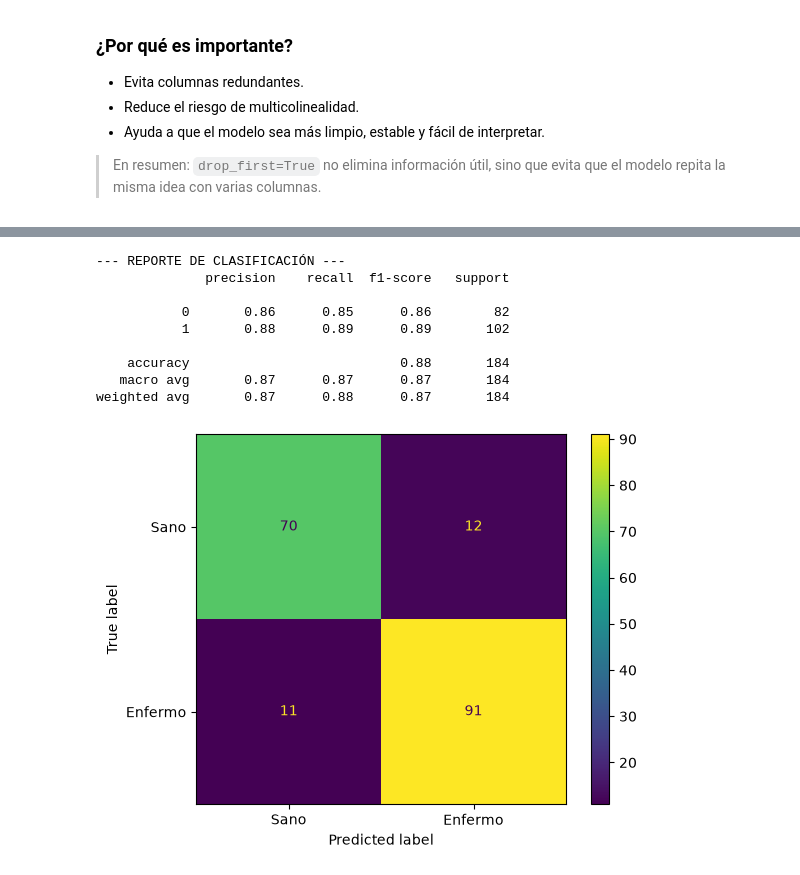
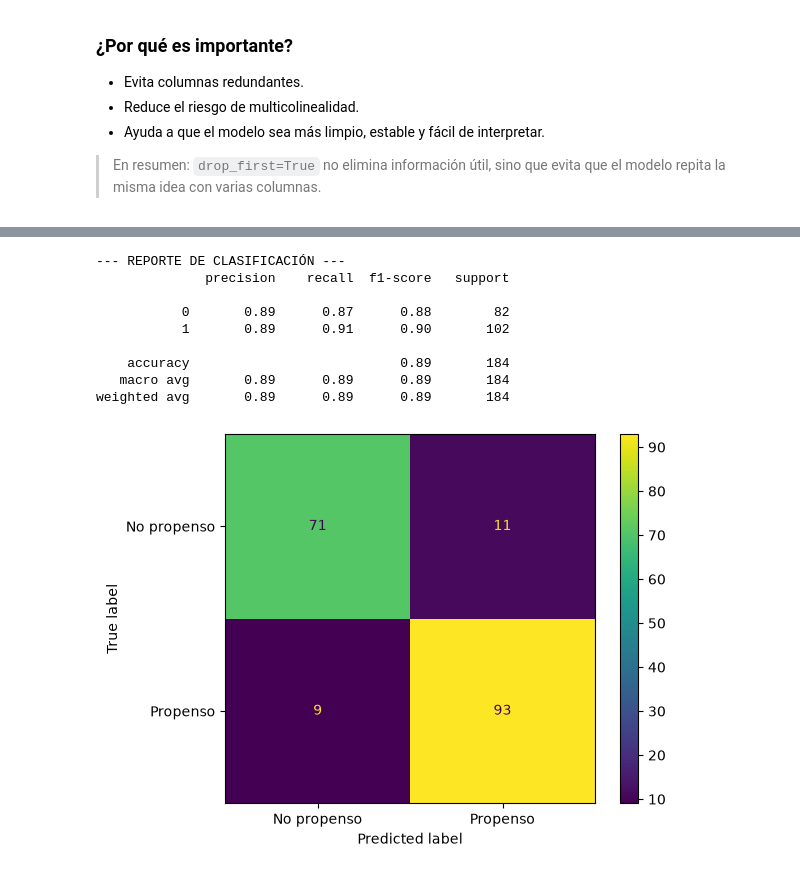
Before and after one commit to SantiagoAyala2118/TP-INTEGRADOR-PYTHON-Heart-Disease-Prediction, a Jupyter notebook: model/modelo_regresion_logistica.ipynb, the cells around one changed output, grey strips where cells are left out. Cells and saved outputs as stored; diff of their text form; code cells hidden in the pictures.

Commit message:
Ligeros cambios en los valores de accuracy del modelo de regresion logistica

```diff
--- a/model/modelo_regresion_logistica.ipynb
+++ b/model/modelo_regresion_logistica.ipynb
@@ -74,7 +84,11 @@ df[df['RestingBP'] == 0]
 |  | Age | Sex | ChestPainType | RestingBP | Cholesterol | FastingBS | RestingECG | MaxHR | ... |
 | 449 | 55 | M | NAP | 0 | 0 | 0 | Normal | 155 | ... |
 # %%
-df = df.drop(449)
-# Verificamos que el índice 449 ha sido eliminado
-print(449 in df.index)
+# Se identifica el indice del registro sin medicion, se crea la columna, se reemplaza y se visualiza
+bp_0_idx = df[df['RestingBP'] == 0].index
+
+df['RestingBPMedido'] = 1
+df.loc[bp_0_idx, 'RestingBPMedido'] = 0
+
+df[df['RestingBP'] == 0]
 # %% [output]
@@ -108,0 +97,6 @@ df[df['Cholesterol'] == 0]
+# %%
+# Se realiza la imputacion
+mediana_blood_pressure  = df['RestingBP'].median()
+
+df['RestingBP'] = df['RestingBP'].replace(0, mediana_blood_pressure).astype(int)
+df[df['RestingBP'].index.isin(bp_0_idx)]
@@ -221,7 +234,8 @@ scaler = StandardScaler()
 X_train_scaled = scaler.fit_transform(X_train)
 X_test_scaled = scaler.transform(X_test)
 # %%
-modelo_logistico = LogisticRegression(random_state=42)
+# Implementacion de max_iteration
+modelo_logistico = LogisticRegression(random_state=42, max_iter=5000)
 # %%
 modelo_logistico.fit(X_train_scaled, y_train)
 # %% [output]
@@ -239,26 +264,27 @@ y_pred = modelo_logistico.predict(X_test_scaled)
 # %%
 print("\n--- REPORTE DE CLASIFICACIÓN ---")
-print(classification_report(y_test, y_pred))
+print(classification_report(y_test, y_pred_logistic))
 # %% [output]
 --- REPORTE DE CLASIFICACIÓN ---
               precision    recall  f1-score   support
 
-           0       0.86      0.85      0.86        82
-           1       0.88      0.89      0.89       102
+           0       0.89      0.87      0.88        82
+           1       0.89      0.91      0.90       102
 
-    accuracy                           0.88       184
-   macro avg       0.87      0.87      0.87       184
-weighted avg       0.87      0.88      0.87       184
+    accuracy                           0.89       184
+   macro avg       0.89      0.89      0.89       184
+weighted avg       0.89      0.89      0.89       184
 # %%
 disp = ConfusionMatrixDisplay.from_estimator(
     modelo_logistico,
     X_test_scaled,
     y_test,
-    display_labels=['Sano', 'Enfermo'],
+    display_labels=['No propenso', 'Propenso'],
     ax=None
 )
+#ConfusionMatrixDisplay.from_predictions(y_pred=y_pred_logistic,y_true=y_test,display_labels=['No propenso', 'Propenso'])
 # %% [output]
-[figure, old version]
+[figure, new version]
 # %%
 pesos = modelo_logistico.coef_
 
```
Also changed, not shown: parts of 27 cells of this notebook.
